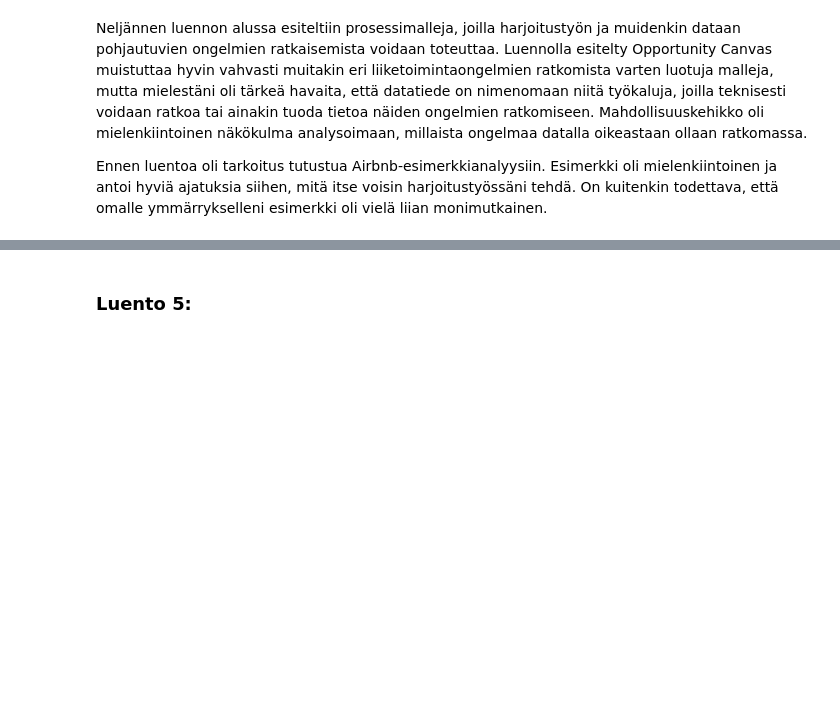
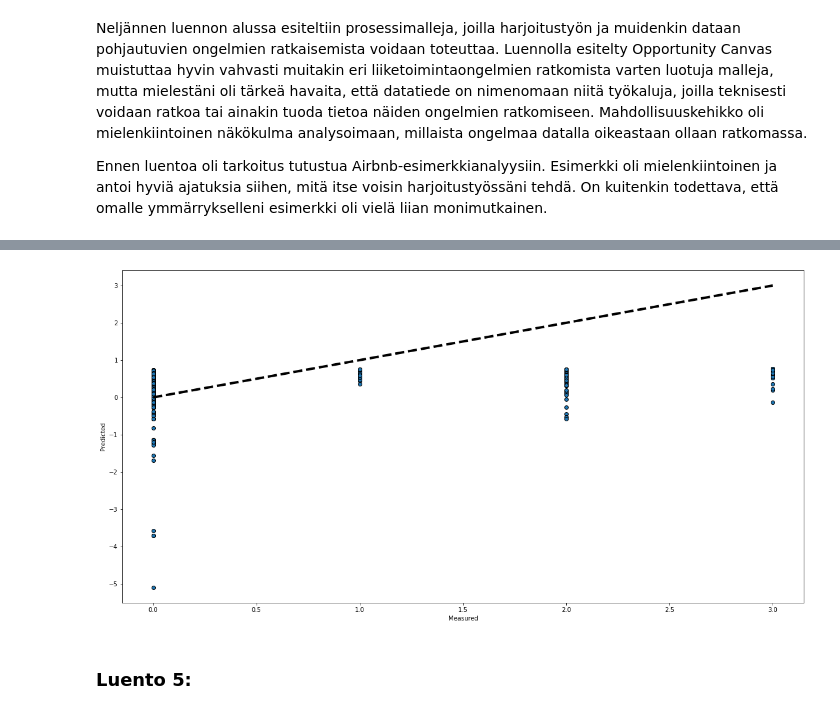
Before and after one commit to noorasaros/JODA2021_oppimispk, a Jupyter notebook: oppimispk.ipynb, the cells around one changed output, grey strips where cells are left out. Drawn from its saved outputs; the diff is of its cells as text; code cells hidden in the pictures; blank space fills up the shorter version.

Commit message:
Lisätty neljännen luennon koodit (regressioanalyysi)

```diff
--- a/oppimispk.ipynb
+++ b/oppimispk.ipynb
@@ -263,4 +266,13 @@ tdf.plot(kind='bar')
 
 <p>Ennen luentoa oli tarkoitus tutustua Airbnb-esimerkkianalyysiin. Esimerkki oli mielenkiintoinen ja antoi hyviä ajatuksia siihen, mitä itse voisin harjoitustyössäni tehdä. On kuitenkin todettava, että omalle ymmärrykselleni esimerkki oli vielä liian monimutkainen.</p>
 # %%
-# joyain
+# Nämä koodit on neljännen viikon koodiklinikalta.
+
+# Muutetaan room_type categoriaksi.
+le = preprocessing.LabelEncoder()
+
+arr = le.fit_transform(df.room_type)
+
+df.room_type = arr
+print(arr)
+df.head()
@@ -267,3 +288,25 @@ tdf.plot(kind='bar')
+# %%
+# Poimitaan vaan pari saraketta.
+# Verrataan onko hinnalla ja huonetyypillä
+# mitään tekemistä toistensa kansaa.
+df2 = df[['room_type', 'price']]
+
+# Lineaarinen regressio
+lr = linear_model.LinearRegression()
+
+y = df2.room_type
+X = df2.drop(columns='room_type')
+
+predict = cross_val_predict(lr, X, y, cv=10)
+
+fig, ax = plt.subplots(figsize=(20, 10))
+ax.scatter(y, predict, edgecolors=(0, 0, 0))
+ax.plot([y.min(), y.max()], [y.min(), y.max()], 'k--', lw=4)
+ax.set_xlabel('Measured')
+ax.set_ylabel('Predicted')
+plt.show()
+# %% [output]
+[figure, added]
 # %% [markdown]
 ### Luento 5:
 # %% [markdown]
```
Also changed, not shown: parts of 3 cells of this notebook.
